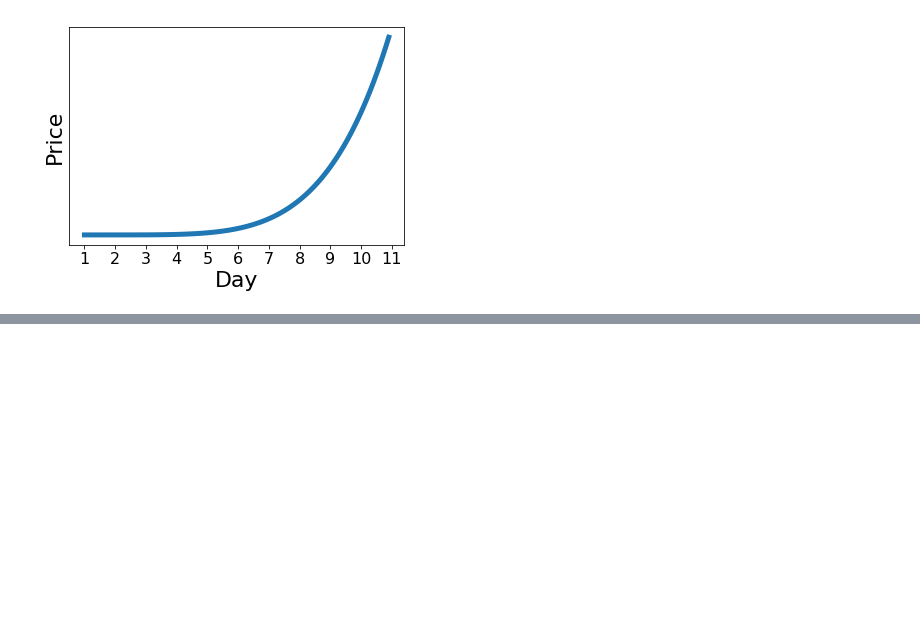
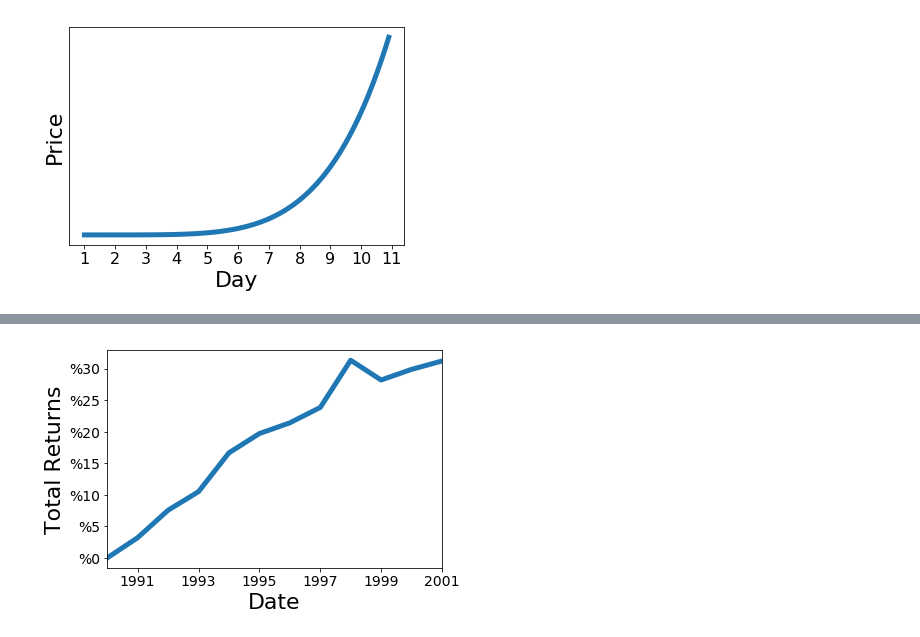
Before and after one commit to DonaldWhyte/algorithmic-trading-using-high-perf-data-processing-in-python, a Jupyter notebook: resources/stock_prices.ipynb, the cells around one changed output, grey strips where cells are left out. Cells and saved outputs as stored; diff of their text form; code cells hidden in the pictures; blank space fills up the shorter version.

```diff
--- a/resources/stock_prices.ipynb
+++ b/resources/stock_prices.ipynb
@@ -407,0 +311,63 @@ NameError: name 'run_step' is not defined
+# %%
+ONLY_SHOW_EARLY = True
+
+pnl = [
+    # 1990
+    0,
+    3.2,
+    7.55,
+    10.5,
+    16.65,
+    19.7,
+    21.4,
+    23.84,
+    31.32,
+    28.19,
+    # 2000
+    29.87,
+    31.2,
+    28.6,
+    27.4,
+    28.3,
+    28.25,
+    28.78,
+    # 2007
+    26.31,
+    24.52,
+    24.35,
+    # 2010
+    26.15,
+    25.1,
+    23.73,
+    23.56,
+    23.24,
+    22.96,
+    23.91,
+    24.7,
+    24.65
+]
+dates = [np.datetime64(str(year)) for year in range(1990, 2100)][:len(pnl)]
+
+if ONLY_SHOW_EARLY:
+    dates = dates[:12]
+    pnl = pnl[:12]
+
+_, ax = plt.subplots()
+ax.plot(dates, pnl, linewidth=5)
+if not ONLY_SHOW_EARLY:
+    ax.axvline(x=np.datetime64('2001'), color='black', dashes=[2, 2], linewidth=3.0)
+
+plt.xlabel('Date', fontsize=22)
+plt.xlim([min(dates), max(dates)])
+
+plt.ylabel('Total Returns', fontsize=22)
+yaxis_formatter = matplotlib.ticker.FuncFormatter(lambda x, p: f'%{x:.0f}')
+ax.yaxis.set_major_formatter(yaxis_formatter)
+
+ax.xaxis.set_tick_params(labelsize=14)
+ax.yaxis.set_tick_params(labelsize=14)
+
+plt.savefig('pnl_total.svg')
+plt.show()
+# %% [output]
+[figure, added]
```
Also changed, not shown: parts of 13 cells of this notebook, 8 other files.
